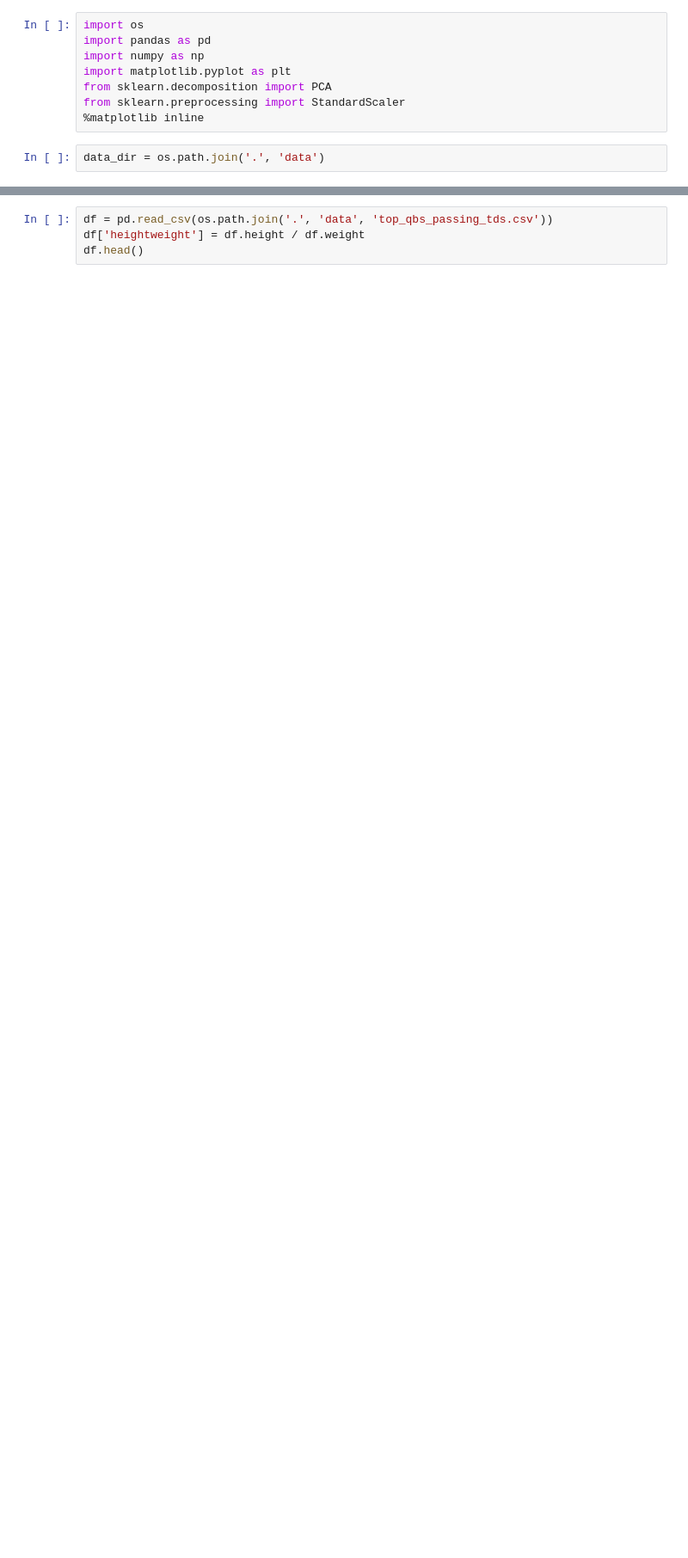
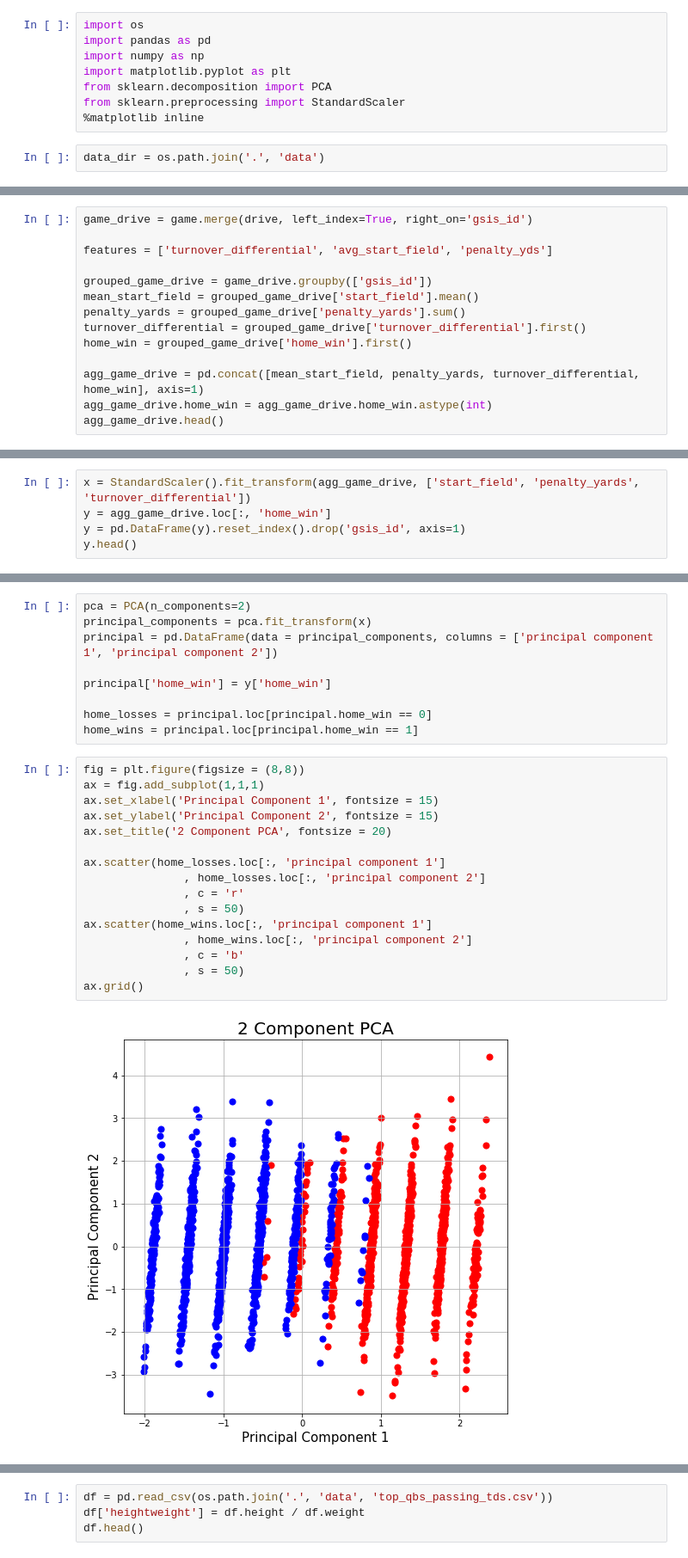
Before and after one commit to nrstott/nfldb_data_exploration, a Jupyter notebook: PCA.ipynb, the cells around one changed output, grey strips where cells are left out. Shown: that part at 86% size. Saved outputs shown, nothing was run; the diff lists cells and outputs as text; blank space fills up the shorter version.

Commit message:
PCA for home wins vs losses

```diff
--- a/PCA.ipynb
+++ b/PCA.ipynb
@@ -31,0 +62,14 @@ agg_play.head()
+# %%
+game_drive = game.merge(drive, left_index=True, right_on='gsis_id')
+
+features = ['turnover_differential', 'avg_start_field', 'penalty_yds']
+
+grouped_game_drive = game_drive.groupby(['gsis_id'])
+mean_start_field = grouped_game_drive['start_field'].mean()
+penalty_yards = grouped_game_drive['penalty_yards'].sum()
+turnover_differential = grouped_game_drive['turnover_differential'].first()
+home_win = grouped_game_drive['home_win'].first()
+
+agg_game_drive = pd.concat([mean_start_field, penalty_yards, turnover_differential, home_win], axis=1)
+agg_game_drive.home_win = agg_game_drive.home_win.astype(int)
+agg_game_drive.head()
@@ -31,0 +84,5 @@ agg_play.head()
+# %%
+x = StandardScaler().fit_transform(agg_game_drive, ['start_field', 'penalty_yards', 'turnover_differential'])
+y = agg_game_drive.loc[:, 'home_win']
+y = pd.DataFrame(y).reset_index().drop('gsis_id', axis=1)
+y.head()
@@ -31,0 +101,27 @@ agg_play.head()
+# %%
+pca = PCA(n_components=2)
+principal_components = pca.fit_transform(x)
+principal = pd.DataFrame(data = principal_components, columns = ['principal component 1', 'principal component 2'])
+
+principal['home_win'] = y['home_win']
+
+home_losses = principal.loc[principal.home_win == 0]
+home_wins = principal.loc[principal.home_win == 1]
+# %%
+fig = plt.figure(figsize = (8,8))
+ax = fig.add_subplot(1,1,1)
+ax.set_xlabel('Principal Component 1', fontsize = 15)
+ax.set_ylabel('Principal Component 2', fontsize = 15)
+ax.set_title('2 Component PCA', fontsize = 20)
+
+ax.scatter(home_losses.loc[:, 'principal component 1']
+               , home_losses.loc[:, 'principal component 2']
+               , c = 'r'
+               , s = 50)
+ax.scatter(home_wins.loc[:, 'principal component 1']
+               , home_wins.loc[:, 'principal component 2']
+               , c = 'b'
+               , s = 50)
+ax.grid()
+# %% [output]
+[figure, added]
```
Also changed, not shown: parts of 11 cells of this notebook.
